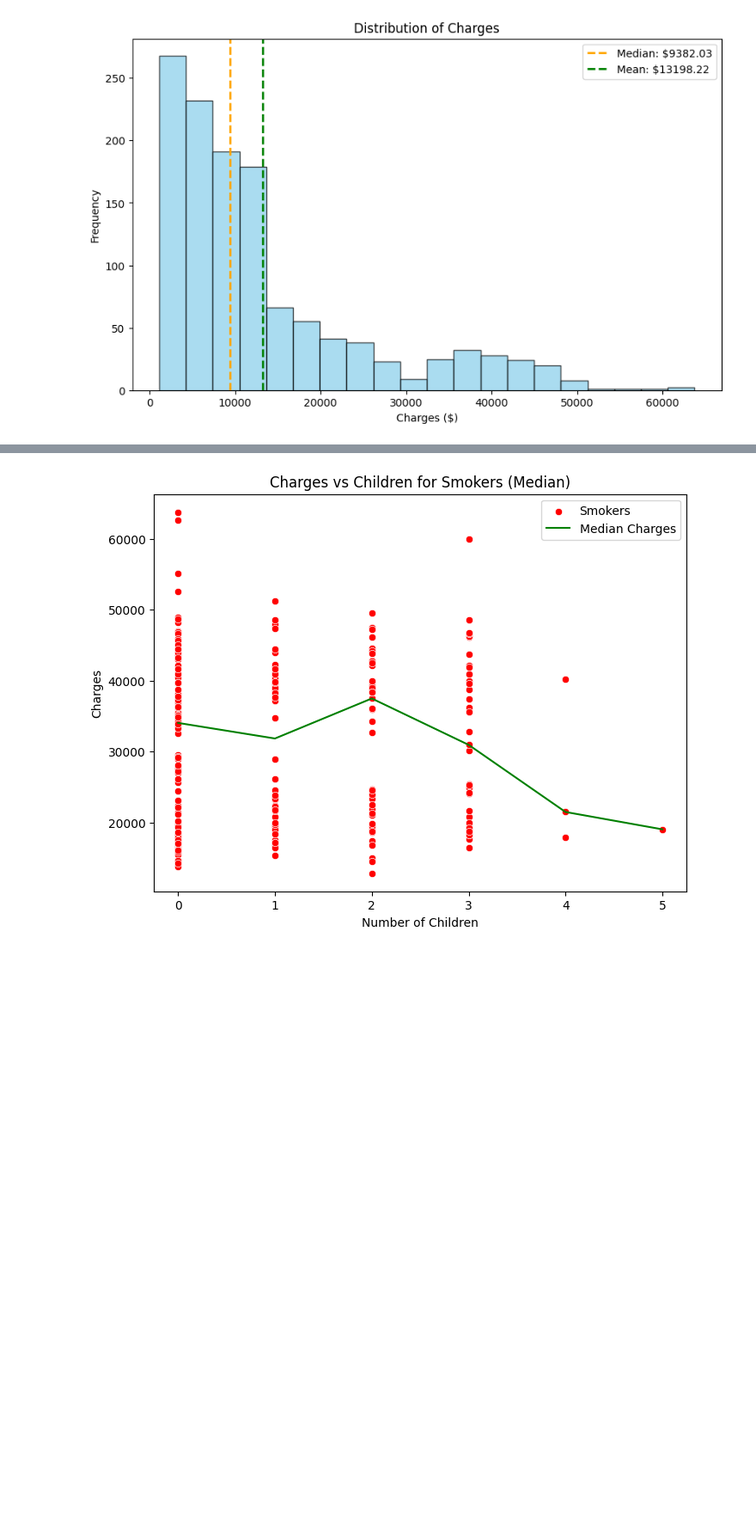
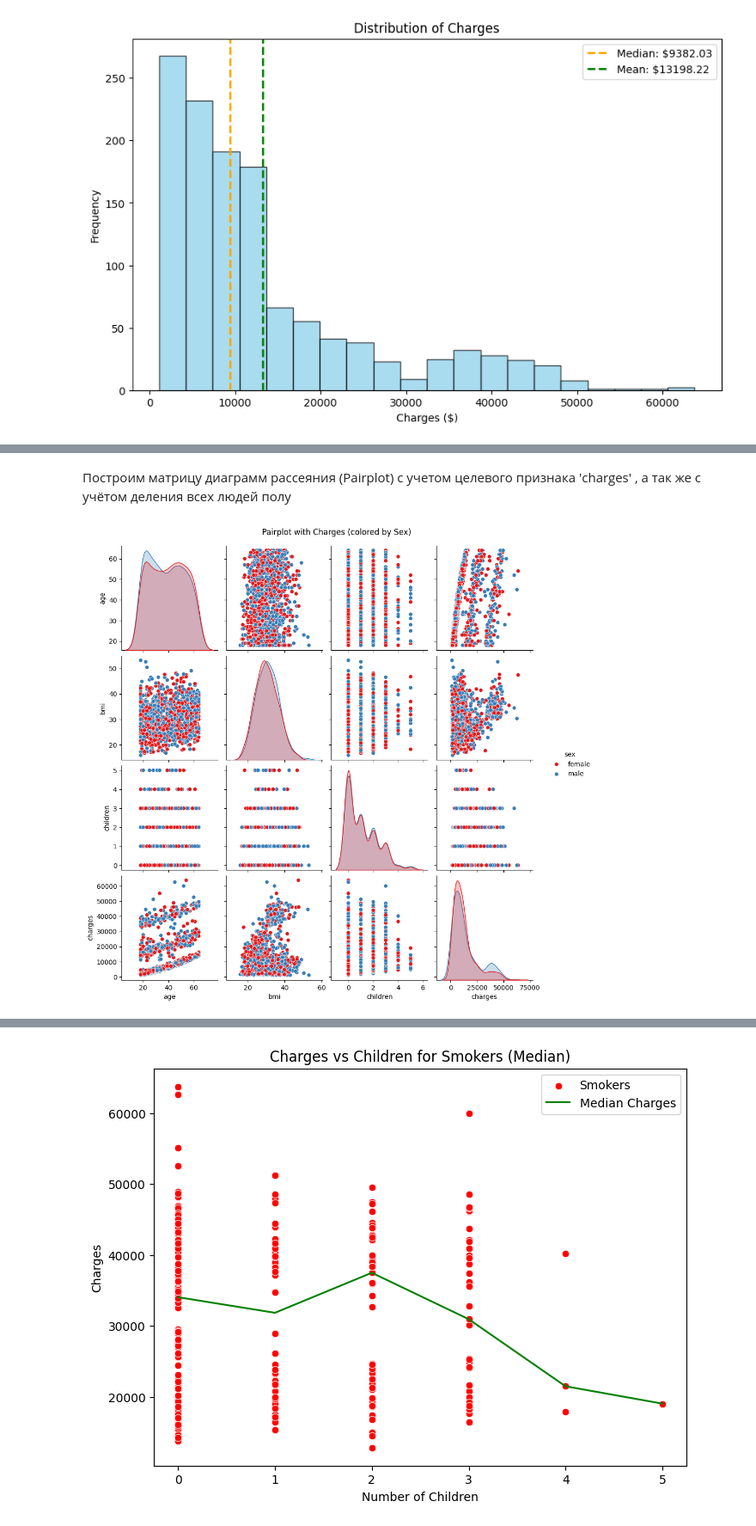
Before and after one commit to LlirikOknessu/AICourseTGroup, a Jupyter notebook: Detzel/analzye.ipynb, the cells around one changed output, grey strips where cells are left out. Shown at 86% size. Cells and saved outputs as stored; diff of their text form; code cells hidden in the pictures; blank space fills up the shorter version.

Commit message:
builted graphs

```diff
--- a/Detzel/analzye.ipynb
+++ b/Detzel/analzye.ipynb
@@ -93,0 +82,8 @@ plt.show()
+# %% [markdown]
+Построим матрицу диаграмм рассеяния (Pairplot) с учетом целевого признака 'charges' , а так же с учётом деления всех людей полу
+# %%
+sns.pairplot(df, kind='scatter', diag_kind='kde', hue='sex', palette='Set1', vars=['age', 'bmi', 'children', 'charges'])
+plt.suptitle("Pairplot with Charges (colored by Sex)", y=1.02)
+plt.show()
+# %% [output]
+[figure, added]
```
Also changed, not shown: parts of 14 cells of this notebook.
